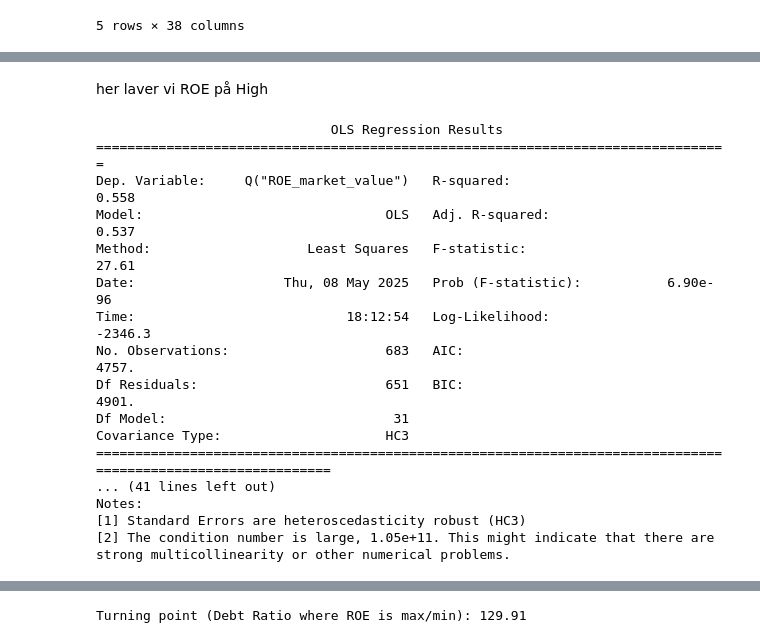
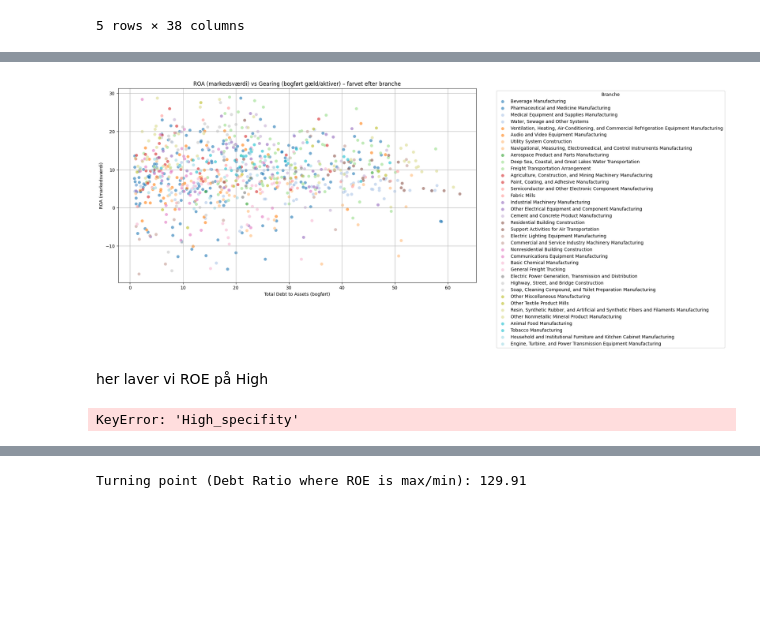
Before and after one commit to MarcusHonore/Seminar-Corporate-Finance, a Jupyter notebook: program til markedsværdier.ipynb, the cells around one changed output, grey strips where cells are left out. Cells and saved outputs as stored; diff of their text form; code cells hidden in the pictures; blank space fills up the shorter version.

Commit message:
Branche analyse med figur til at finde gode brancher

```diff
--- a/program til markedsværdier.ipynb
+++ b/program til markedsværdier.ipynb
@@ -1866,9 +1866,9 @@ data_specificity ['Debt_squared'] = data_specificity['debt_market_value'] ** 2
 data_specificity['High_specifity'] = np.where(
     data_specificity['NAICS Sector Name'].isin([
         'Manufacturing',
-        #'Utilities',
-        #'Transportation and Warehousing',
-        #'Construction'
+        'Utilities',
+        'Transportation and Warehousing',
+        'Construction'
     ]), 1, 0)
 
 data_specificity['medium_specifity'] = np.where(
@@ -1896,3 +1896,6 @@ data_specificity.head()
 | 25 | AAB.CO | 2000-12-31 00:00:00 | 31 | 12 | 2000 | -4.548081 | -5.709372 | ... |
 | 26 | AAB.CO | 2001-12-31 00:00:00 | 31 | 12 | 2001 | 0.155797 | 0.220915 | ... |
 5 rows × 38 columns
+# %%
+data_specificity = pd.merge(data_specificity, branche_data[['Firma kode', 'NAICS National Industry Name', 'NAICS Industry Group Name']], left_on='firma kode', right_on='Firma kode', how='left')
+data_specificity.head()  # Display the first few rows of the DataFrame
@@ -1899,3 +1921,50 @@ data_specificity.head()
+# %%
+import matplotlib.pyplot as plt
+import numpy as np
+
+# 1. copy data_specificity if high_specifity = 1
+data_specificity_ROE_market_high = data_specificity[data_specificity['High_specifity'] == 1].copy()
+
+# Set up plot
+plt.figure(figsize=(12, 7))
+
+# Unique industry groups
+unique_industries = data_specificity_ROE_market_high['NAICS Industry Group Name'].unique()
+
+# Assign a color from colormap to each industry
+colormap = plt.get_cmap('tab20')
+num_colors = len(unique_industries)
+colors = colormap(np.linspace(0, 1, num_colors))
+
+# Loop through each industry and plot separately
+for idx, industry in enumerate(unique_industries):
+    subset = data_specificity_ROE_market_high[data_specificity_ROE_market_high['NAICS Industry Group Name'] == industry]
+    plt.scatter(
+        subset['debt_book_value'],
+        subset['ROA_market_value'],
+        color=colors[idx],
+        alpha=0.6,
+        edgecolors='w',
+        linewidths=0.5,
+        s=50,
+        label=industry
+    )
+
+plt.title('ROA (markedsværdi) vs Gearing (bogført gæld/aktiver) – farvet efter branche')
+plt.xlabel('Total Debt to Assets (bogført)')
+plt.ylabel('ROA (markedsværdi)')
+plt.grid(True)
+plt.tight_layout()
+
+# Optional: limit legend if too many
+if num_colors <= 50:
+    plt.legend(title='Branche', bbox_to_anchor=(1.05, 1), loc='upper left')
+else:
+    print("⚠️ For mange brancher til at vise en overskuelig legende (vises ikke automatisk).")
+
+plt.show()
+# %% [output]
+[figure, added]
 # %% [markdown]
 her laver vi ROE på High
 # %%
@@ -1934,20 +2003,4 @@ model_specificity_ROE_market_high = smf.ols(
 
 print(model_specificity_ROE_market_high.summary())
 # %% [output]
-                              OLS Regression Results
-=================================================================================
-Dep. Variable:     Q("ROE_market_value")   R-squared:                       0.558
-Model:                               OLS   Adj. R-squared:                  0.537
-Method:                    Least Squares   F-statistic:                     27.61
-Date:                   Thu, 08 May 2025   Prob (F-statistic):           6.90e-96
-Time:                           18:12:54   Log-Likelihood:                -2346.3
-No. Observations:                    683   AIC:                             4757.
-Df Residuals:                        651   BIC:                             4901.
-Df Model:                             31
-Covariance Type:                     HC3
-==============================================================================================================
-... (41 lines left out)
-Notes:
-[1] Standard Errors are heteroscedasticity robust (HC3)
-[2] The condition number is large, 1.05e+11. This might indicate that there are
-strong multicollinearity or other numerical problems.
+KeyError: 'High_specifity'
```
Also changed, not shown: parts of 3 cells of this notebook.
